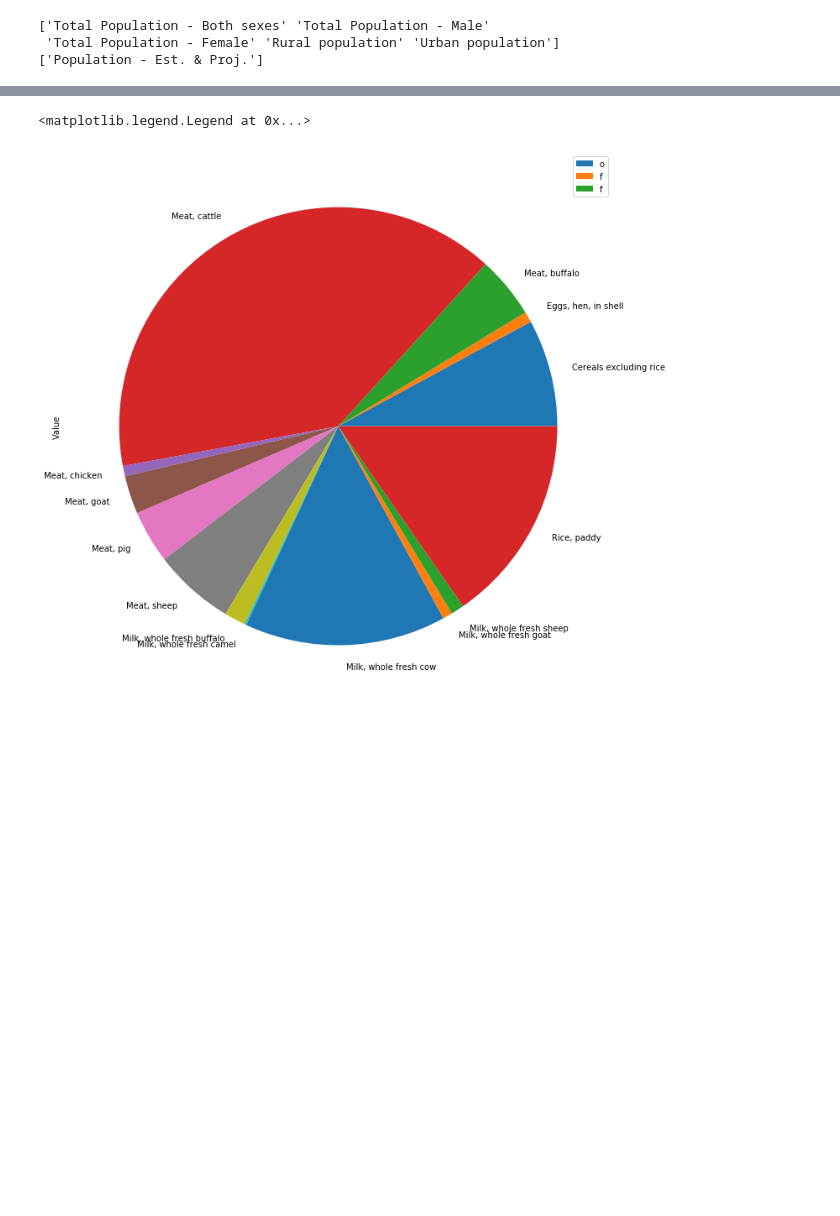
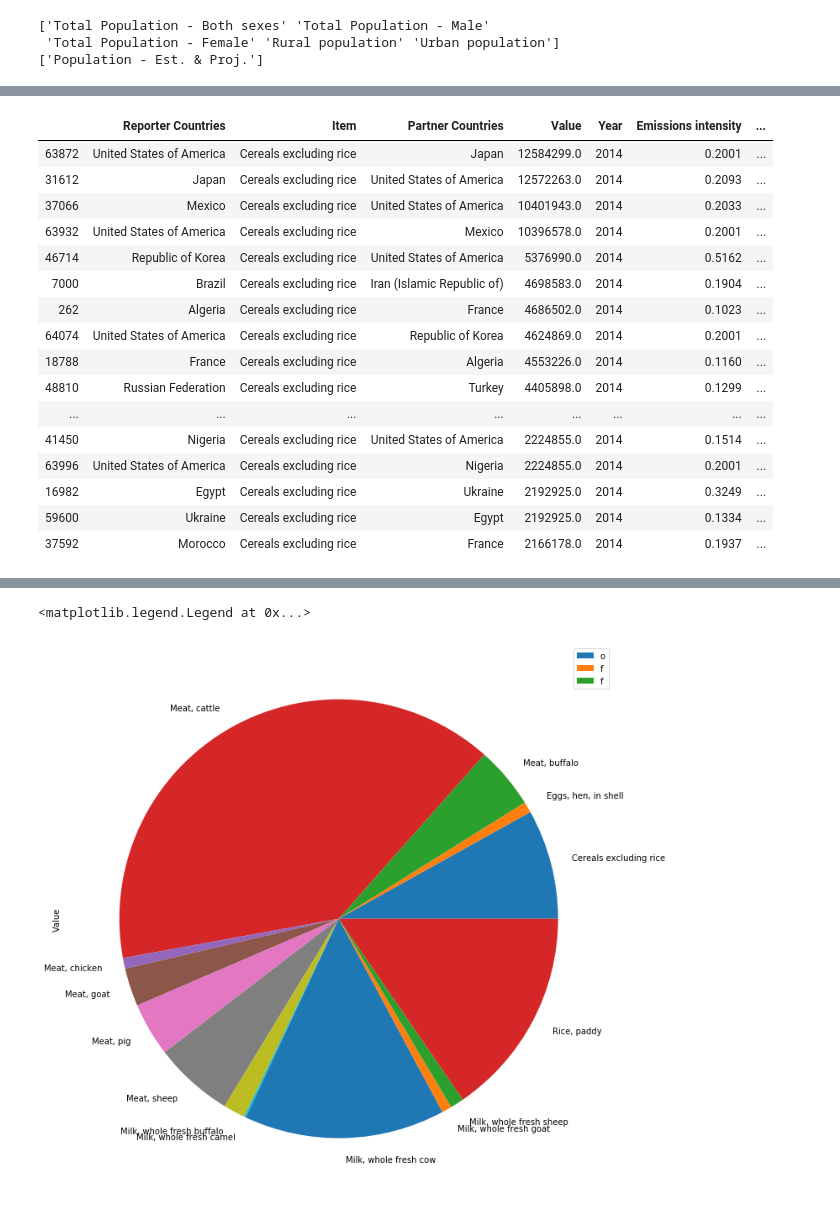
Before and after one commit to tileb1/global-food-statistics, a Jupyter notebook: descriptive_analysis.ipynb, the cells around one changed output, grey strips where cells are left out. Drawn from its saved outputs; the diff is of its cells as text; code cells hidden in the pictures; blank space fills up the shorter version.

```diff
--- a/descriptive_analysis.ipynb
+++ b/descriptive_analysis.ipynb
@@ -97,0 +125,29 @@ emissions_country_total
+# %%
+import_export_df = pd.read_csv('D3/import_export_all_df_2014.csv').set_index(['Reporter Countries', 'Item'])
+emissions_import_export = import_export_df.merge(emissions_2014_items_df, how='inner', left_index=True, right_index=True)
+emissions_import_export['Emissions (CO2eq) [gigagrams]'] = emissions_import_export['Value'] / 1000 * emissions_import_export['Emissions intensity']
+emissions_import_export = emissions_import_export.reset_index()
+emissions_export = emissions_import_export[['Reporter Countries', 'Emissions (CO2eq) [gigagrams]']]\
+    .groupby('Reporter Countries').agg('sum').rename(columns={'Emissions (CO2eq) [gigagrams]': 'Out Emissions (CO2eq) [gigagrams]'})
+emissions_import = emissions_import_export[['Partner Countries', 'Emissions (CO2eq) [gigagrams]']]\
+    .groupby('Partner Countries').agg('sum').rename(columns={'Emissions (CO2eq) [gigagrams]': 'In Emissions (CO2eq) [gigagrams]'})
+# %%
+emissions_import_export.sort_values(by='Value', ascending=False).head(50)
+# %% [output]
+|  | Reporter Countries | Item | Partner Countries | Value | Year | Emissions intensity | ... |
+| 63872 | United States of America | Cereals excluding rice | Japan | 12584299.0 | 2014 | 0.2001 | ... |
+| 31612 | Japan | Cereals excluding rice | United States of America | 12572263.0 | 2014 | 0.2093 | ... |
+| 37066 | Mexico | Cereals excluding rice | United States of America | 10401943.0 | 2014 | 0.2033 | ... |
+| 63932 | United States of America | Cereals excluding rice | Mexico | 10396578.0 | 2014 | 0.2001 | ... |
+| 46714 | Republic of Korea | Cereals excluding rice | United States of America | 5376990.0 | 2014 | 0.5162 | ... |
+| 7000 | Brazil | Cereals excluding rice | Iran (Islamic Republic of) | 4698583.0 | 2014 | 0.1904 | ... |
+| 262 | Algeria | Cereals excluding rice | France | 4686502.0 | 2014 | 0.1023 | ... |
+| 64074 | United States of America | Cereals excluding rice | Republic of Korea | 4624869.0 | 2014 | 0.2001 | ... |
+| 18788 | France | Cereals excluding rice | Algeria | 4553226.0 | 2014 | 0.1160 | ... |
+| 48810 | Russian Federation | Cereals excluding rice | Turkey | 4405898.0 | 2014 | 0.1299 | ... |
+| ... | ... | ... | ... | ... | ... | ... | ... |
+| 41450 | Nigeria | Cereals excluding rice | United States of America | 2224855.0 | 2014 | 0.1514 | ... |
+| 63996 | United States of America | Cereals excluding rice | Nigeria | 2224855.0 | 2014 | 0.2001 | ... |
+| 16982 | Egypt | Cereals excluding rice | Ukraine | 2192925.0 | 2014 | 0.3249 | ... |
+| 59600 | Ukraine | Cereals excluding rice | Egypt | 2192925.0 | 2014 | 0.1334 | ... |
+| 37592 | Morocco | Cereals excluding rice | France | 2166178.0 | 2014 | 0.1937 | ... |
```
Also changed, not shown: parts of 16 cells of this notebook.
